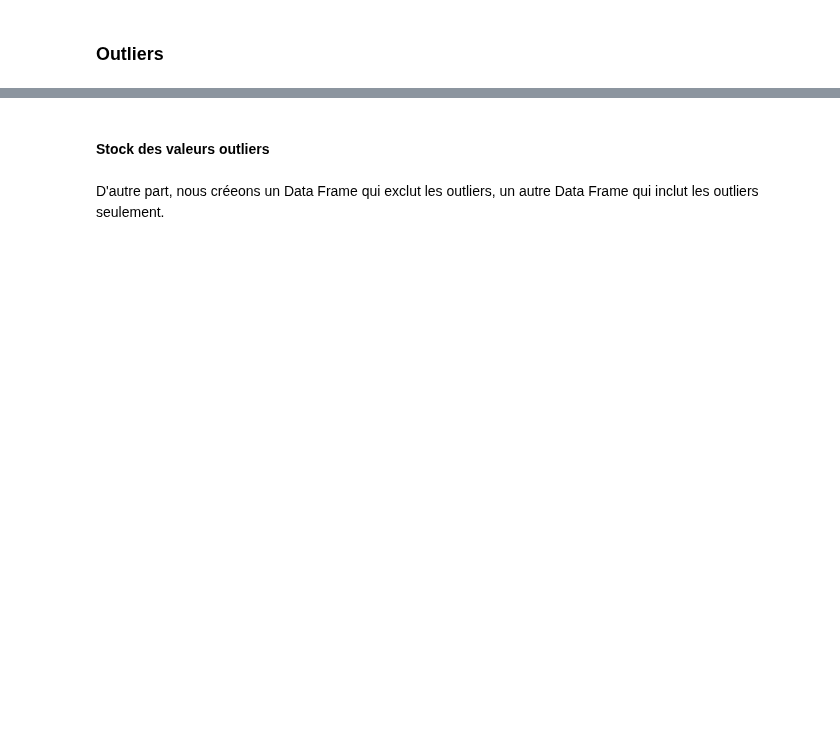
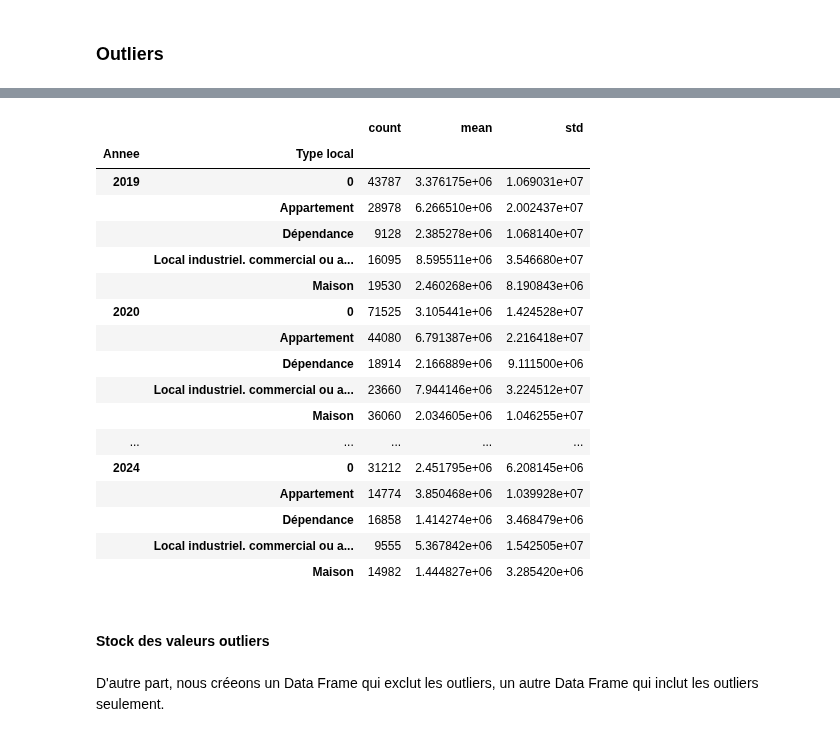
Before and after one commit to Kal3idoscope/Land-data-analysis-French-market, a Jupyter notebook: trends_forecast_.ipynb, the cells around one changed output, grey strips where cells are left out. Saved outputs shown, nothing was run; the diff lists cells and outputs as text; code cells hidden in the pictures; blank space fills up the shorter version.

```diff
--- a/trends_forecast_.ipynb
+++ b/trends_forecast_.ipynb
@@ -154,6 +107,7 @@ high_value_properties_sorted = high_values.sort_values('Valeur fonciere', ascend
 # %% [markdown]
 ### Outliers ###
 # %%
+import numpy as np
 Q1 = df_clean['Valeur fonciere'].quantile(0.25)
 Q3 = df_clean['Valeur fonciere'].quantile(0.75)
 IQR = Q3 - Q1
@@ -161,7 +115,9 @@ IQR = Q3 - Q1
 lower_bound = Q1 - 1.5 * IQR
 upper_bound = Q3 + 1.5 * IQR
 
+df_clean['Valeur fonciere log'] = df_clean['Valeur fonciere'].apply(lambda x: np.log(x + 1))  # +1 pour éviter log(0)
+
 outliers = df_clean[(df_clean['Valeur fonciere'] < lower_bound) |
                     (df_clean['Valeur fonciere'] > upper_bound)]
-print(outliers)
+outliers.groupby(['Annee', 'Type local'])['Valeur fonciere'].agg(['count', 'mean', 'std'])
 # %% [output]
@@ -185,3 +124,21 @@ print(outliers)
+|  |  | count | mean | std |
+| Annee | Type local |  |  |  |
+| 2019 | 0 | 43787 | 3.376175e+06 | 1.069031e+07 |
+|  | Appartement | 28978 | 6.266510e+06 | 2.002437e+07 |
+|  | Dépendance | 9128 | 2.385278e+06 | 1.068140e+07 |
+|  | Local industriel. commercial ou a... | 16095 | 8.595511e+06 | 3.546680e+07 |
+|  | Maison | 19530 | 2.460268e+06 | 8.190843e+06 |
+| 2020 | 0 | 71525 | 3.105441e+06 | 1.424528e+07 |
+|  | Appartement | 44080 | 6.791387e+06 | 2.216418e+07 |
+|  | Dépendance | 18914 | 2.166889e+06 | 9.111500e+06 |
+|  | Local industriel. commercial ou a... | 23660 | 7.944146e+06 | 3.224512e+07 |
+|  | Maison | 36060 | 2.034605e+06 | 1.046255e+07 |
+| ... | ... | ... | ... | ... |
+| 2024 | 0 | 31212 | 2.451795e+06 | 6.208145e+06 |
+|  | Appartement | 14774 | 3.850468e+06 | 1.039928e+07 |
+|  | Dépendance | 16858 | 1.414274e+06 | 3.468479e+06 |
+|  | Local industriel. commercial ou a... | 9555 | 5.367842e+06 | 1.542505e+07 |
+|  | Maison | 14982 | 1.444827e+06 | 3.285420e+06 |
 # %% [markdown]
 #### Stock des valeurs outliers ####
 # %% [markdown]
```
Also changed, not shown: parts of 30 cells of this notebook.
